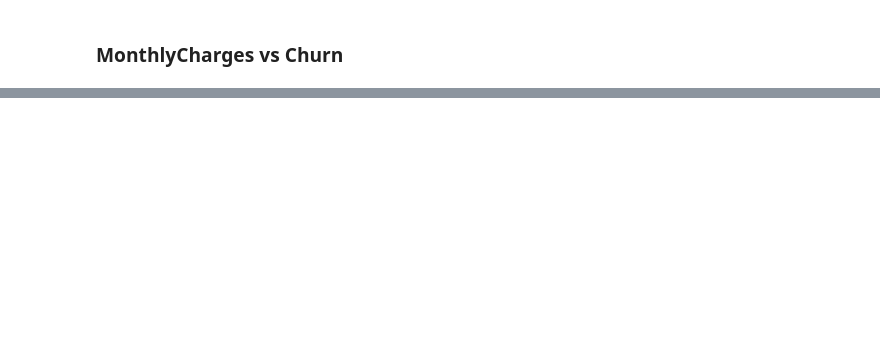
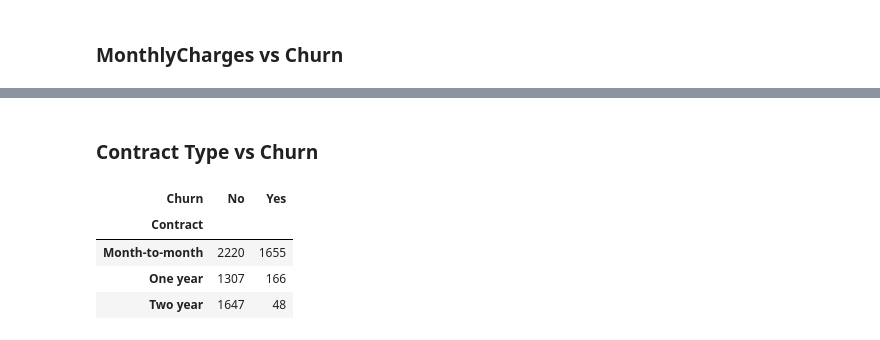
Before and after one commit to Alamin-refat/customer-churn-prediction, a Jupyter notebook: telco_churn.ipynb, the cells around one changed output, grey strips where cells are left out. Saved outputs shown, nothing was run; the diff lists cells and outputs as text; code cells hidden in the pictures; blank space fills up the shorter version.

```diff
--- a/telco_churn.ipynb
+++ b/telco_churn.ipynb
@@ -217,0 +108,10 @@ plt.show()
+# %% [markdown]
+### Contract Type vs Churn
+# %%
+pd.crosstab(df["Contract"], df["Churn"])
+# %% [output]
+| Churn | No | Yes |
+| Contract |  |  |
+| Month-to-month | 2220 | 1655 |
+| One year | 1307 | 166 |
+| Two year | 1647 | 48 |
```
Also changed, not shown: parts of 35 cells of this notebook.
